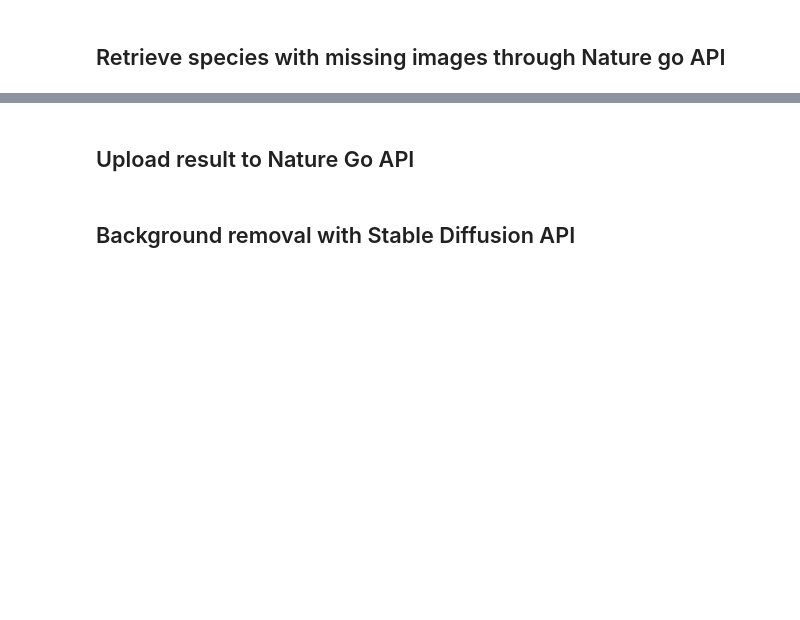
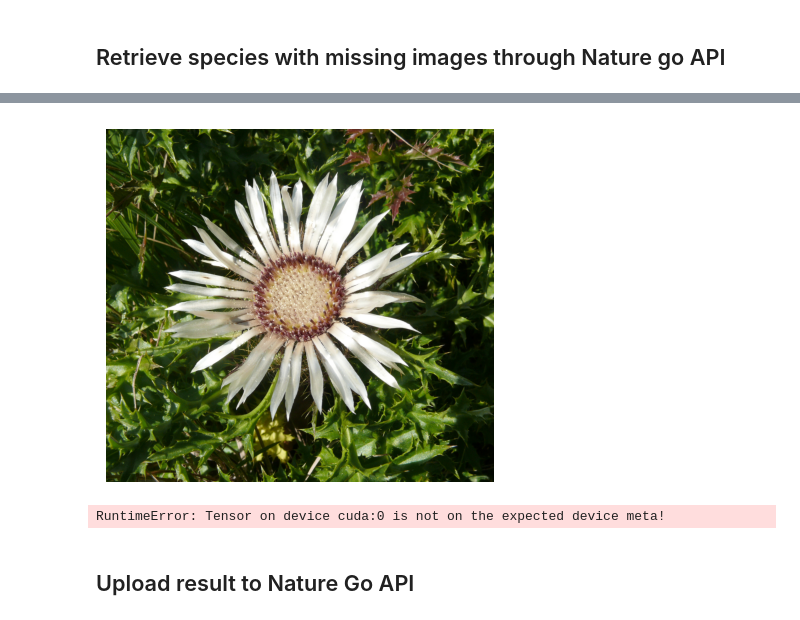
Before and after one commit to eleurent/nature-go, a Jupyter notebook: backend/generation/generate_illustrations.ipynb, the cells around one changed output, grey strips where cells are left out. Cells and saved outputs as stored; diff of their text form; code cells hidden in the pictures; blank space fills up the shorter version.

```diff
--- a/backend/generation/generate_illustrations.ipynb
+++ b/backend/generation/generate_illustrations.ipynb
@@ -68,12 +81,35 @@ display(image)
 # %%
 def fetch_wikipedia_image(scientific_name):
     page = wikipedia.page(scientific_name)
     img_url =  page.images[0]
     with urllib.request.urlopen(img_url) as url:
         img = Image.open(io.BytesIO(url.read()))
         return img
 
-display(fetch_wikipedia_image(species['scientificName']))
+reference_image = fetch_wikipedia_image(species.scientificNameWithoutAuthor)
+display_images(reference_image)
+# %% [output]
+[figure, added]
+# %%
+reference_image_name = f"reference_{species.scientificNameWithoutAuthor}.png"
+reference_image.save(Path(comfyui_path) / "input" / reference_image_name)
+
+import torch
+torch.cuda.empty_cache()
+
+def run_controlnet_worflow(positive_prompt, negative_prompt, reference_image_name):
+    import random
+    random.seed(len(positive_prompt))
+    result = controlnet_workflow.main(positive_prompt=positive_prompt, negative_prompt=negative_prompt, control_image=reference_image_name)
+    illustration = Image.open(Path(comfyui_path) / 'output' / result['illustration']['ui']['images'][0]['filename'])
+    mask = Image.open(Path(comfyui_path) / 'output' / result['controlnet_mask']['ui']['images'][0]['filename'])
+    illustration_transparent = rembg.remove(illustration, session=rembg_session)
+    return illustration, illustration_transparent, mask
+
+illustration, illustration_transparent, mask = run_controlnet_worflow(positive_prompt=prompt, negative_prompt='', reference_image_name=reference_image_name)
+display_images(reference_image, mask, illustration, illustration_transparent)
+# %% [output]
+RuntimeError: Tensor on device cuda:0 is not on the expected device meta!
 # %% [markdown]
 ## Upload result to Nature Go API
 # %%
@@ -81,2 +119,0 @@ client.update_species_illustration(species_id=species['id'], image=image, illust
-# %% [markdown]
-## Background removal with Stable Diffusion API
```
Also changed, not shown: parts of 10 cells of this notebook, 5 other files.
